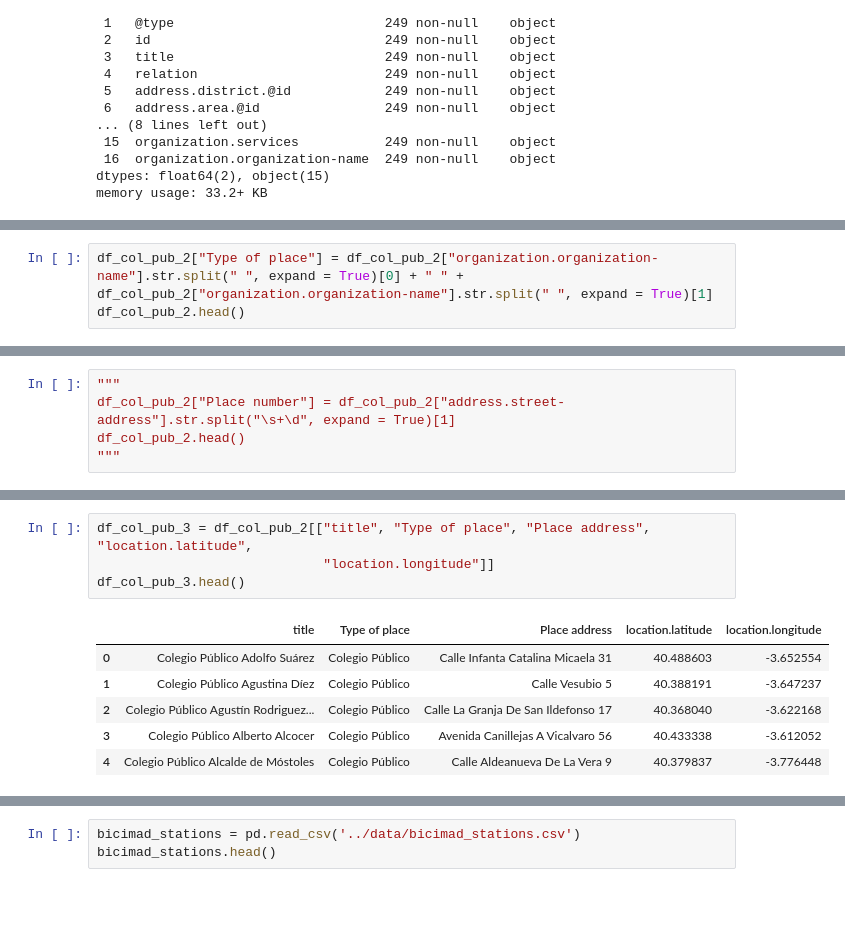
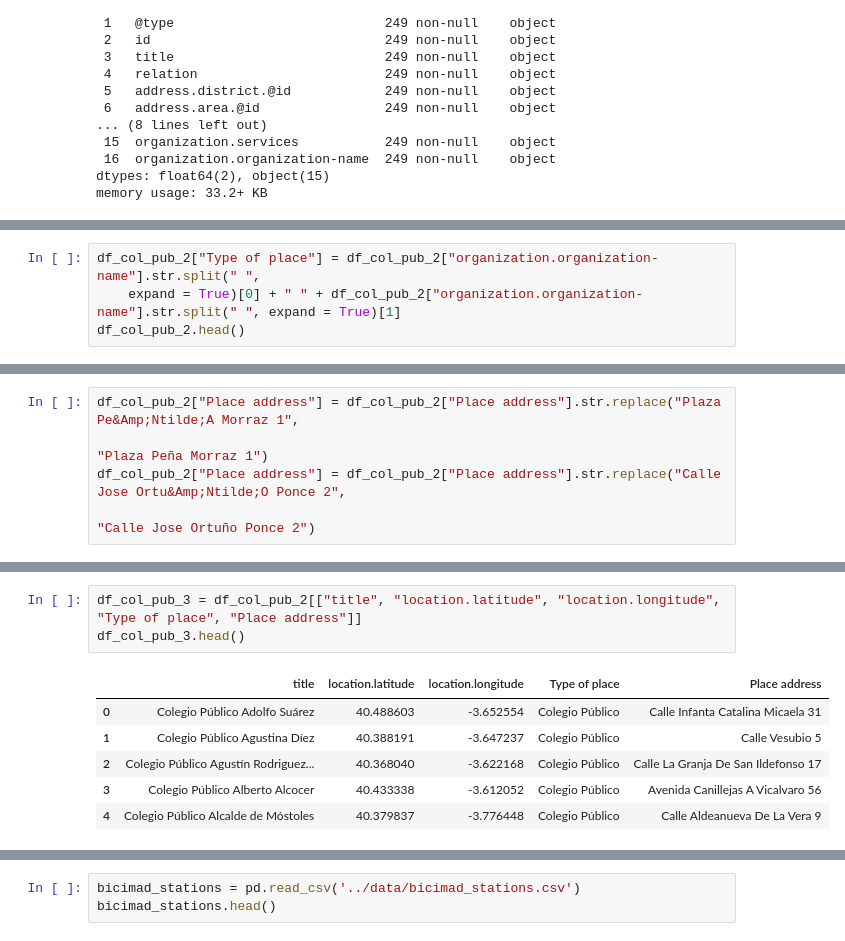
Before and after one commit to MargaMontV/project-module-1, a Jupyter notebook: notebooks/pm1_notebook.ipynb, the cells around one changed output, grey strips where cells are left out. Cells and saved outputs as stored; diff of their text form; blank space fills up the shorter version.

```diff
--- a/notebooks/pm1_notebook.ipynb
+++ b/notebooks/pm1_notebook.ipynb
@@ -69,7 +69,8 @@ df_col_pub_2.head()
 | 3 | Colegio Público Alberto Alcocer | AVENIDA CANILLEJAS A VICALVARO 56 | 40.433338 | -3.612052 | Colegio Público Alberto Alcocer |
 | 4 | Colegio Público Alcalde de Móstoles | CALLE ALDEANUEVA DE LA VERA 9 | 40.379837 | -3.776448 | Colegio Público Alcalde de Móstoles |
 # %%
-df_col_pub_2["Type of place"] = df_col_pub_2["organization.organization-name"].str.split(" ", expand = True)[0] + " " + df_col_pub_2["organization.organization-name"].str.split(" ", expand = True)[1]
+df_col_pub_2["Type of place"] = df_col_pub_2["organization.organization-name"].str.split(" ",
+    expand = True)[0] + " " + df_col_pub_2["organization.organization-name"].str.split(" ", expand = True)[1]
 df_col_pub_2.head()
 # %% [output]
 A value is trying to be set on a copy of a slice from a DataFrame.
@@ -83,8 +84,3 @@ See the caveats in the documentation: https://pandas.pydata.org/pandas-docs/stab
 | 2 | Colegio Público Agustín Rodriguez... | CALLE LA GRANJA DE SAN ILDEFONSO 17 | 40.368040 | -3.622168 | Colegio Público Agustín Rodriguez... | ... |
 | 3 | Colegio Público Alberto Alcocer | AVENIDA CANILLEJAS A VICALVARO 56 | 40.433338 | -3.612052 | Colegio Público Alberto Alcocer | ... |
 | 4 | Colegio Público Alcalde de Móstoles | CALLE ALDEANUEVA DE LA VERA 9 | 40.379837 | -3.776448 | Colegio Público Alcalde de Móstoles | ... |
-# %%
-"""
-df_col_pub_2["Place number"] = df_col_pub_2["address.street-address"].str.split("\s+\d", expand = True)[1]
-df_col_pub_2.head()
-"""
@@ -100,0 +109,5 @@ See the caveats in the documentation: https://pandas.pydata.org/pandas-docs/stab
+# %%
+df_col_pub_2["Place address"] = df_col_pub_2["Place address"].str.replace("Plaza Pe&Amp;Ntilde;A Morraz 1",
+                                                                              "Plaza Peña Morraz 1")
+df_col_pub_2["Place address"] = df_col_pub_2["Place address"].str.replace("Calle Jose Ortu&Amp;Ntilde;O Ponce 2",
+                                                                              "Calle Jose Ortuño Ponce 2")
@@ -101,11 +132,10 @@ See the caveats in the documentation: https://pandas.pydata.org/pandas-docs/stab
 # %%
-df_col_pub_3 = df_col_pub_2[["title", "Type of place", "Place address", "location.latitude",
-                             "location.longitude"]]
+df_col_pub_3 = df_col_pub_2[["title", "location.latitude", "location.longitude", "Type of place", "Place address"]]
 df_col_pub_3.head()
 # %% [output]
-|  | title | Type of place | Place address | location.latitude | location.longitude |
-| 0 | Colegio Público Adolfo Suárez | Colegio Público | Calle Infanta Catalina Micaela 31 | 40.488603 | -3.652554 |
-| 1 | Colegio Público Agustina Díez | Colegio Público | Calle Vesubio 5 | 40.388191 | -3.647237 |
-| 2 | Colegio Público Agustín Rodriguez... | Colegio Público | Calle La Granja De San Ildefonso 17 | 40.368040 | -3.622168 |
-| 3 | Colegio Público Alberto Alcocer | Colegio Público | Avenida Canillejas A Vicalvaro 56 | 40.433338 | -3.612052 |
-| 4 | Colegio Público Alcalde de Móstoles | Colegio Público | Calle Aldeanueva De La Vera 9 | 40.379837 | -3.776448 |
+|  | title | location.latitude | location.longitude | Type of place | Place address |
+| 0 | Colegio Público Adolfo Suárez | 40.488603 | -3.652554 | Colegio Público | Calle Infanta Catalina Micaela 31 |
+| 1 | Colegio Público Agustina Díez | 40.388191 | -3.647237 | Colegio Público | Calle Vesubio 5 |
+| 2 | Colegio Público Agustín Rodriguez... | 40.368040 | -3.622168 | Colegio Público | Calle La Granja De San Ildefonso 17 |
+| 3 | Colegio Público Alberto Alcocer | 40.433338 | -3.612052 | Colegio Público | Avenida Canillejas A Vicalvaro 56 |
+| 4 | Colegio Público Alcalde de Móstoles | 40.379837 | -3.776448 | Colegio Público | Calle Aldeanueva De La Vera 9 |
```
Also changed, not shown: parts of 30 cells of this notebook, 6 other files.
